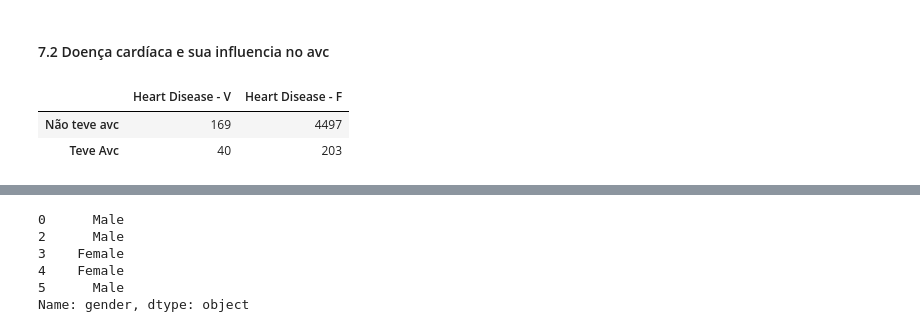
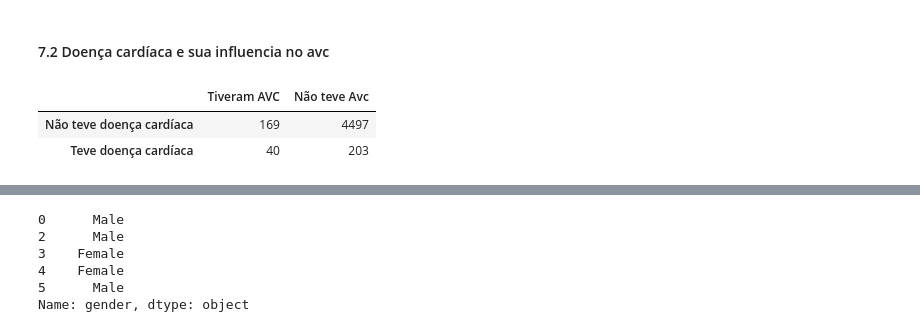
Before and after one commit to lucasma7/Exploratory_Analysis_Stroke, a Jupyter notebook: exploratory_analysis_stroke.ipynb, the cells around one changed output, grey strips where cells are left out. Saved outputs shown, nothing was run; the diff lists cells and outputs as text; code cells hidden in the pictures.

```diff
--- a/exploratory_analysis_stroke.ipynb
+++ b/exploratory_analysis_stroke.ipynb
@@ -461,15 +496,15 @@ heart_disease
 # %%
 heart_disease_0 = db[db.stroke == 0]
 heart_disease_0 = heart_disease_0["heart_disease"].value_counts()
 heart_disease_1 = db[db.stroke == 1]
 heart_disease_1 = heart_disease_1["heart_disease"].value_counts()
 
-heart = pd.DataFrame({"Heart Disease - V": heart_disease_1,
-                     "Heart Disease - F": heart_disease_0})
-heart = heart.rename({1: "Teve Avc", 0: "Não teve avc"}, axis='index')
+heart = pd.DataFrame({"Tiveram AVC": heart_disease_1,
+                     "Não teve Avc": heart_disease_0})
+heart = heart.rename({1: "Teve doença cardíaca", 0: "Não teve doença cardíaca"}, axis='index')
 
 heart
 # %% [output]
-|  | Heart Disease - V | Heart Disease - F |
-| Não teve avc | 169 | 4497 |
-| Teve Avc | 40 | 203 |
+|  | Tiveram AVC | Não teve Avc |
+| Não teve doença cardíaca | 169 | 4497 |
+| Teve doença cardíaca | 40 | 203 |
```
Also changed, not shown: parts of 170 cells of this notebook, 2 other files.
